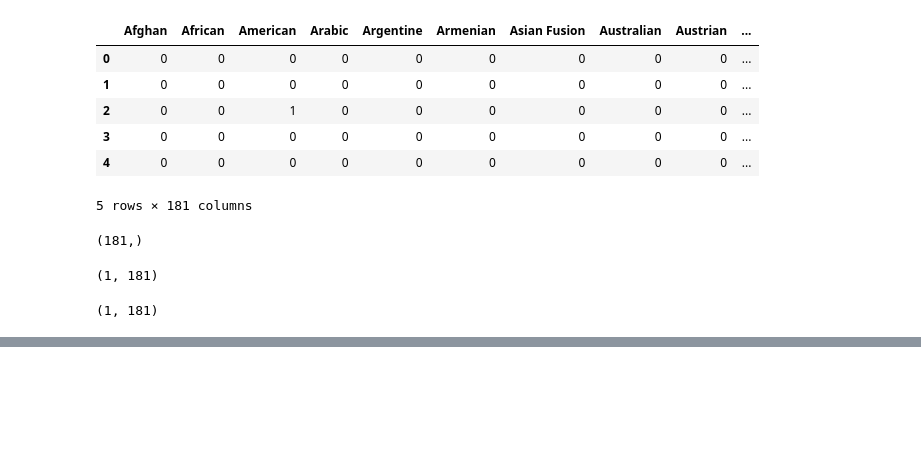
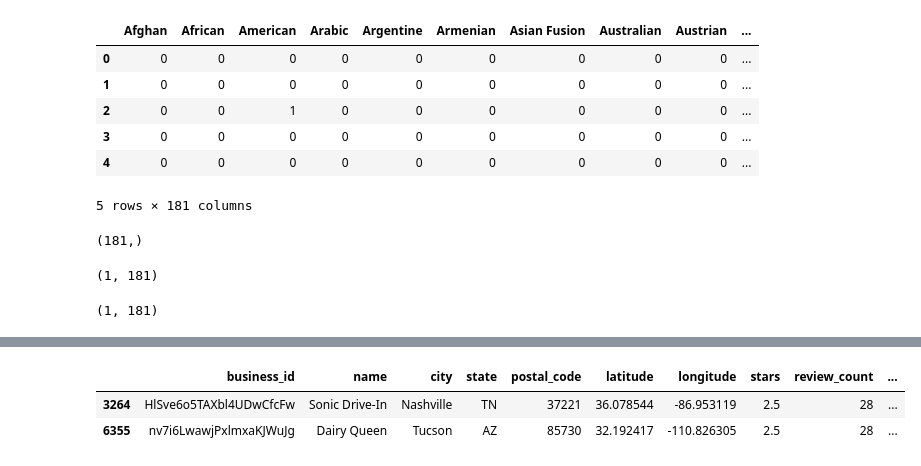
Before and after one commit to egaverilla-thestudent/Restaurant-Recommendation-System-Redux, a Jupyter notebook: notebooks/03_feature_engineering.ipynb, the cells around one changed output, grey strips where cells are left out. Saved outputs shown, nothing was run; the diff lists cells and outputs as text; code cells hidden in the pictures; blank space fills up the shorter version.

```diff
--- a/notebooks/03_feature_engineering.ipynb
+++ b/notebooks/03_feature_engineering.ipynb
@@ -492,0 +518,6 @@ array([[-0.17937507,  0.91338245,  0.21723285, ..., -0.40412003,
+# %%
+restaurants.loc[[3264, 6355]]
+# %% [output]
+|  | business_id | name | city | state | postal_code | latitude | longitude | stars | review_count | ... |
+| 3264 | HlSve6o5TAXbl4UDwCfcFw | Sonic Drive-In | Nashville | TN | 37221 | 36.078544 | -86.953119 | 2.5 | 28 | ... |
+| 6355 | nv7i6LwawjPxlmxaKJWuJg | Dairy Queen | Tucson | AZ | 85730 | 32.192417 | -110.826305 | 2.5 | 28 | ... |
```
Also changed, not shown: parts of 3 cells of this notebook, 1 other file.
